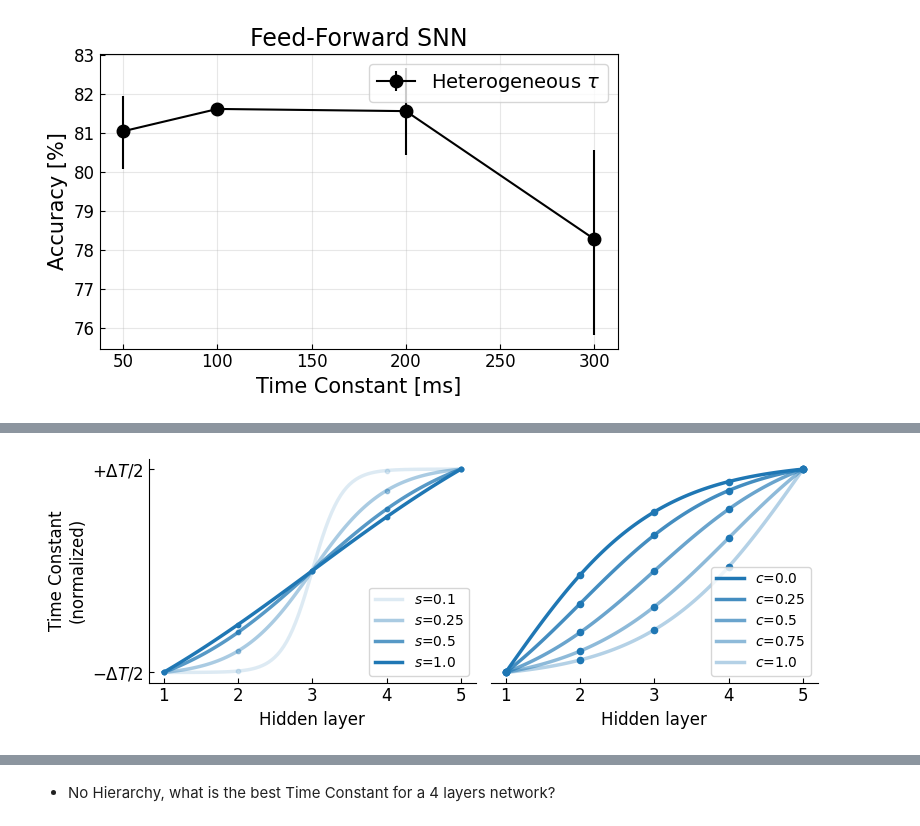
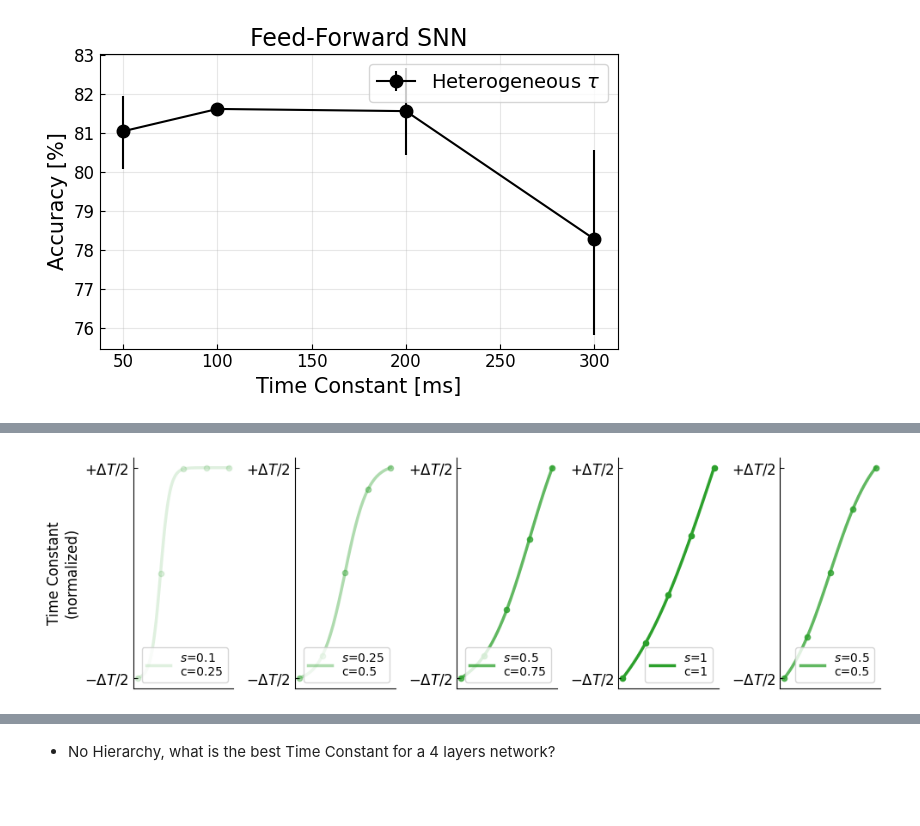
Before and after one commit to EIS-Hub/hSNN, a Jupyter notebook: plotting.ipynb, the cells around one changed output, grey strips where cells are left out. Cells and saved outputs as stored; diff of their text form; code cells hidden in the pictures; blank space fills up the shorter version.

```diff
--- a/plotting.ipynb
+++ b/plotting.ipynb
@@ -104,60 +203,30 @@ fig.savefig( os.path.join( os.getcwd(), 'results/F2_Tanh_SHD.pdf' ), dpi=300, tr
 # %%
-### Plotting the Tanh function for visualization purposes
-
 tanh = lambda x, a: (np.exp(2*x/a)-1)/(np.exp(2*x/a)+1)
 rescale = lambda x: ( x - np.min(x) ) / (np.max( np.abs( x - np.min(x) ) )) - 0.5
 
-fig, ax = plt.subplots( 1, 2, figsize=(8,3) )
+fig, ax = plt.subplots( 1, 5, figsize=(10,3) )
 # tanh with coef
 x_axis = np.linspace(0,1,100)
-# hierarchy = tanh( (np.linspace(0,1,5)-0.5), 0.5 )
-# hierarchy_func = tanh( x_axis-0.5, 0.5 )
-# rescaled_hierarchy = rescale(hierarchy)
-# rescaled_hierarchy_func = rescale(hierarchy_func)
-# # ax[0].scatter( (np.linspace(0,1,5)), rescaled_hierarchy, color='tab:blue', s=15 )
-# # ax[0].plot( x_axis, rescaled_hierarchy_func, color='tab:blue', lw=2, alpha=1 )
-for coef in tanh_coef_list:
-        hierarchy_func = tanh( x_axis-0.5, coef )
+tanh_coef_list = np.array( [0.1, 0.25, 0.5, 1] )
+tanh_center_list = np.array( [0.1, 0.25, 0.5, 0.75, 1] )
+tanh_optim_list = [ [0.1,0.25], [0.25, 0.5], [0.5, 0.75], [1,1], [0.5, 0.5] ]
+for i, [s,c] in enumerate(tanh_optim_list):
+        hierarchy_func = tanh( x_axis-c, s )
         rescaled_hierarchy_func = rescale(hierarchy_func)
-        ax[0].plot( x_axis, rescaled_hierarchy_func, color='tab:blue', lw=2.5, alpha=np.clip(np.abs(coef*1.5), 0, 1),
-                   label=f'$s$={coef}')
-        hierarchy = tanh( (np.linspace(0,1,5)-0.5), coef )
+        ax[i].plot( x_axis, rescaled_hierarchy_func, color='tab:green', lw=2.5, alpha=np.clip(np.abs(s*1.5), 0, 1),
+                   label=f'$s$={s}\nc={c}')
+        hierarchy = tanh( (np.linspace(0,1,5)-c), s )
         rescaled_hierarchy = rescale(hierarchy)
-        ax[0].scatter( (np.linspace(0,1,5)), rescaled_hierarchy, color='tab:blue', s=10, alpha=np.clip(np.abs(coef*1.5), 0, 1) )
-ax[0].set_xlabel( 'Hidden layer', size=12 )
+        ax[i].scatter( (np.linspace(0,1,5)), rescaled_hierarchy, color='tab:green', s=20, alpha=np.clip(np.abs(s*1.5), 0, 1) )
+        # ax[0].set_xlabel( 'Hidden layer', size=12 )
+        ax[i].set_yticks( [] )
+        ax[i].set_yticks( [-0.5, 0.5], ['$-\Delta T/2$', '$+\Delta T/2$'] )
+        # ax[0].set_xticks( (np.linspace(0,1,5)), (np.linspace(1,5,5)).astype(int) )
+        ax[i].set_xticks( [] )
+        ax[i].legend(prop={'size':10}, loc=4)
+        ax[i].tick_params( direction='in', labelsize=12 )
+        ax[i].spines[['right', 'top']].set_visible(False)
 ax[0].set_ylabel( 'Time Constant\n(normalized)', size=12 )
-ax[0].set_yticks( [] )
-ax[0].set_yticks( [-0.5, 0.5], ['$-\Delta T/2$', '$+\Delta T/2$'] )
-ax[0].set_xticks( (np.linspace(0,1,5)), (np.linspace(1,5,5)).astype(int) )
-ax[0].legend(prop={'size':10}, loc=4)
-ax[0].tick_params( direction='in', labelsize=12 )
-ax[0].spines[['right', 'top']].set_visible(False)
-
-# tanh with center
-x_axis = np.linspace(0,1,100)
-# hierarchy = tanh( (np.linspace(0,1,5)-0.5), 0.5 )
-# hierarchy_func = tanh( x_axis-0.5, 0.5 )
-# rescaled_hierarchy = rescale(hierarchy)
-# rescaled_hierarchy_func = rescale(hierarchy_func)
-# ax[1].scatter( (np.linspace(0,1,5)), rescaled_hierarchy, color='tab:blue', s=15 )
-# ax[1].plot( x_axis, rescaled_hierarchy_func, color='tab:blue', lw=2, alpha=1 )
-for center in tanh_center_list:
-        hierarchy_func = tanh( x_axis-center, 0.5 )
-        rescaled_hierarchy_func = rescale(hierarchy_func)
-        ax[1].plot( x_axis, rescaled_hierarchy_func, color='tab:blue', lw=2.5, alpha=np.abs(1.-center/1.5),
-                   label=f'$c$={center}')
-        hierarchy = tanh( (np.linspace(0,1,5)-center), 0.5 )
-        rescaled_hierarchy = rescale(hierarchy)
-        ax[1].scatter( (np.linspace(0,1,5)), rescaled_hierarchy, color='tab:blue', s=20 )
-ax[1].set_xlabel( 'Hidden layer', size=12 )
-ax[1].set_yticks( [] )
-ax[0].set_yticks( [-0.5, 0.5], ['$-\Delta T/2$', '$+\Delta T/2$'] )
-ax[1].set_xticks( (np.linspace(0,1,5)), (np.linspace(1,5,5)).astype(int) )
-ax[1].legend(prop={'size':10}, loc=4)
-ax[1].tick_params( direction='in', labelsize=12 )
-ax[1].spines[['right', 'top', 'left']].set_visible(False)
-
 plt.tight_layout()
-fig.savefig( os.path.join( os.getcwd(), 'results/F2_Tanh_shape.pdf' ), dpi=300, transparent=True )
 # %% [output]
-[figure, old version]
+[figure, new version]
```
Also changed, not shown: parts of 11 cells of this notebook, 6 other files.
